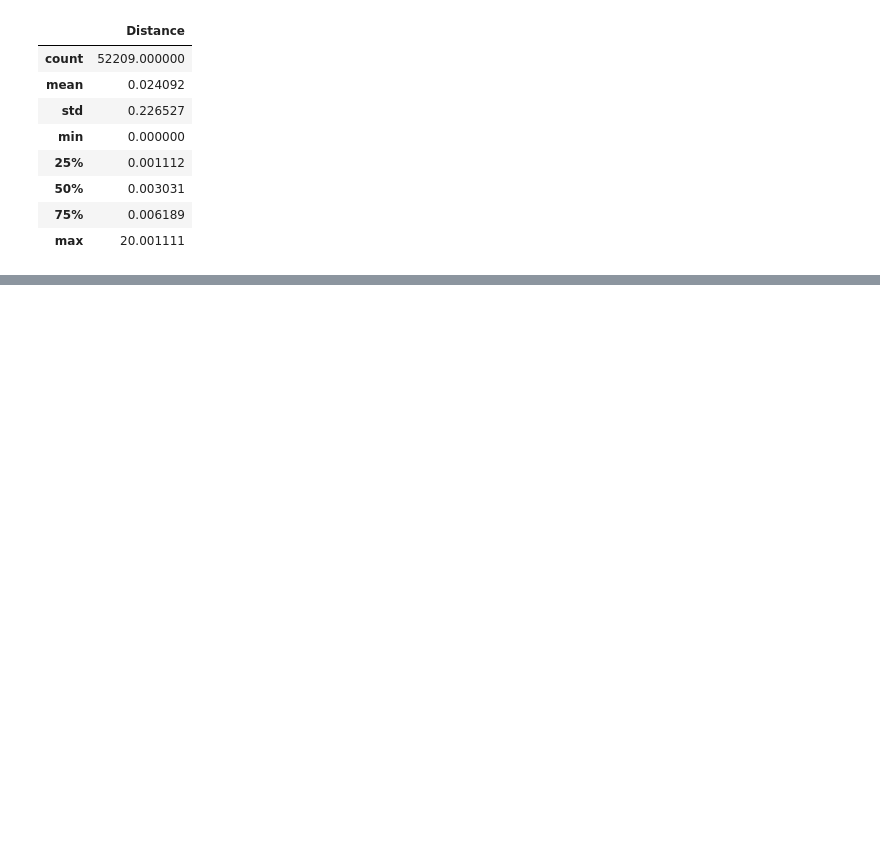
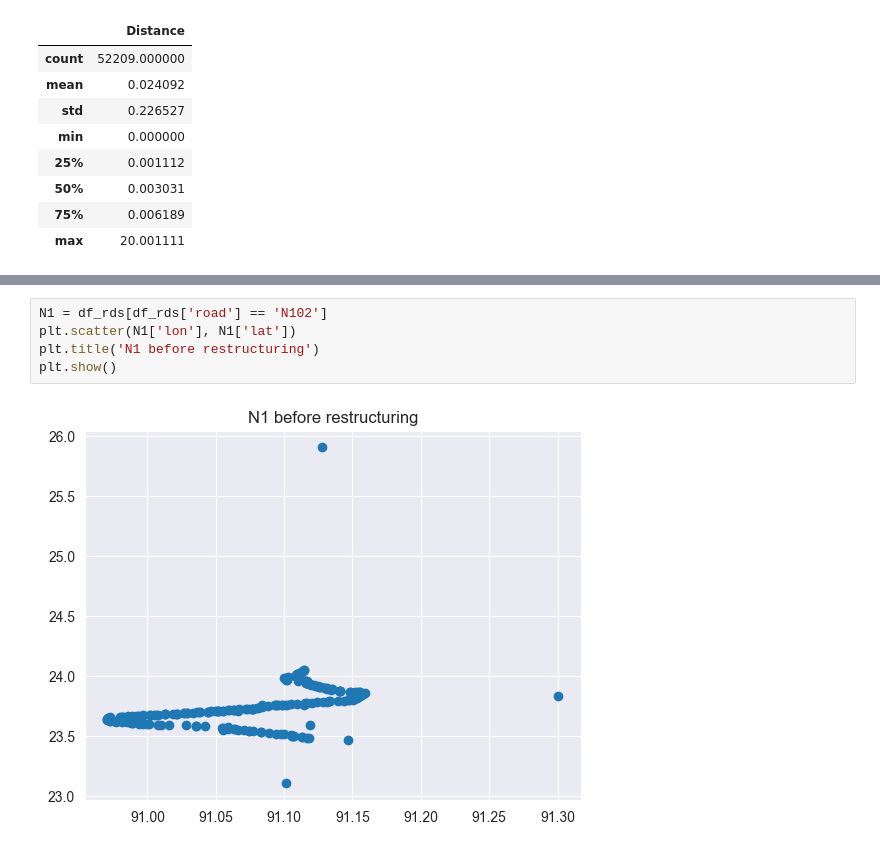
Before and after one commit to Anne-JS/advanced_simulation, a Jupyter notebook: Assignment 1 Julian.ipynb, the cells around one changed output, grey strips where cells are left out. Cells and saved outputs as stored; diff of their text form; blank space fills up the shorter version.

```diff
--- a/Assignment 1 Julian.ipynb
+++ b/Assignment 1 Julian.ipynb
@@ -161,0 +132,7 @@ plt.show()
+# %%
+N1 = df_rds[df_rds['road'] == 'N102']
+plt.scatter(N1['lon'], N1['lat'])
+plt.title('N1 before restructuring')
+plt.show()
+# %% [output]
+[figure, added]
```
Also changed, not shown: parts of 16 cells of this notebook, 3 other files.
